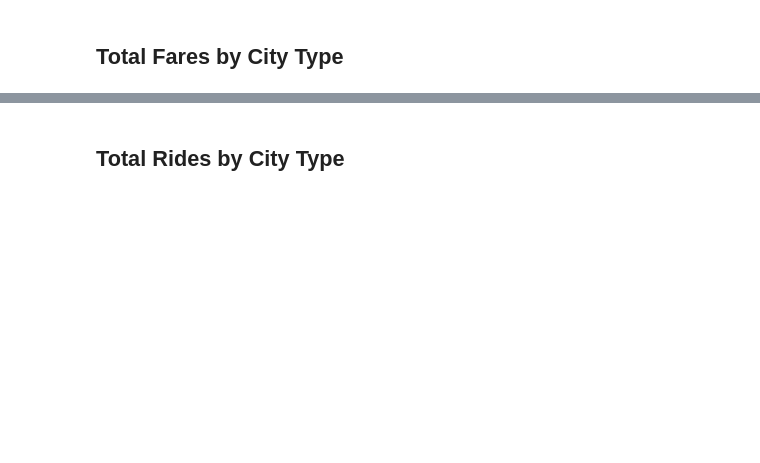
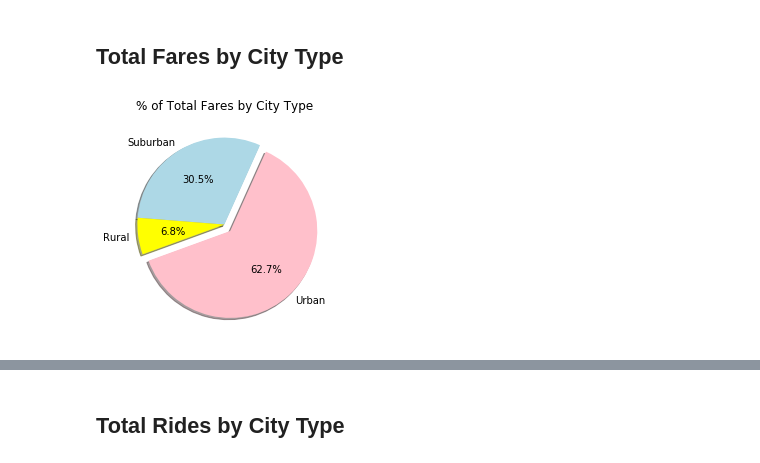
Before and after one commit to mawothe/HomeworkRepo, a Jupyter notebook: Homework_5/Pyber/pyber_starter.ipynb, the cells around one changed output, grey strips where cells are left out. Cells and saved outputs as stored; diff of their text form; code cells hidden in the pictures; blank space fills up the shorter version.

```diff
--- a/Homework_5/Pyber/pyber_starter.ipynb
+++ b/Homework_5/Pyber/pyber_starter.ipynb
@@ -124,3 +140,31 @@ plt.show()
+# %%
+# Calculate Type Percents
+total_fare = city_ride["fare"].sum()
+
+#Calculate city type totals
+urban_total = city_ride[city_ride.type=="Urban"]["fare"].sum()
+sub_total = city_ride[city_ride.type=="Suburban"]["fare"].sum()
+rural_total = city_ride[city_ride.type=="Rural"]["fare"].sum()
+
+#urban_fare = round(/total_ride*100, 2)
+urban_fare = round(urban_total/total_ride*100, 2)
+sub_fare = round(sub_total/total_ride*100, 2)
+rural_fare = round(rural_total/total_ride*100, 2)
+
+percent_fare = [urban_fare, sub_fare, rural_fare]
+
+explode= [0.1, 0, 0]
+labels = ["Urban", "Suburban", "Rural"]
+colors = ["pink", "lightblue", "yellow"]
+
+# Build Pie Chart
+plt.title("% of Total Fares by City Type")
+fare_fig = plt.pie(percent_fare, explode=explode, labels=labels, colors=colors,
+        autopct="%1.1f%%", shadow=True, startangle=200)
+# Save Figure
+#plt.savefig("../Images/RideCountPercents.png")
+# %% [output]
+[figure, added]
 # %%
 # Show Figure
 plt.show()
```
Also changed, not shown: parts of 20 cells of this notebook.
